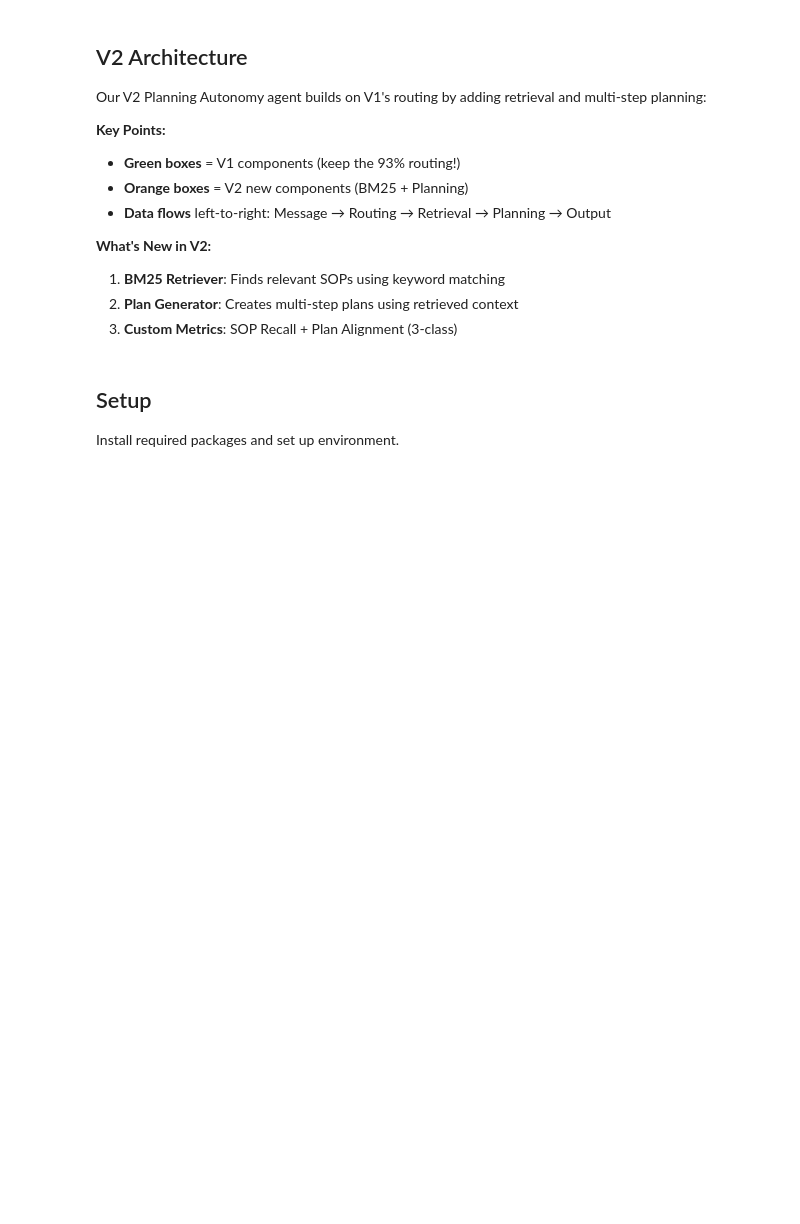
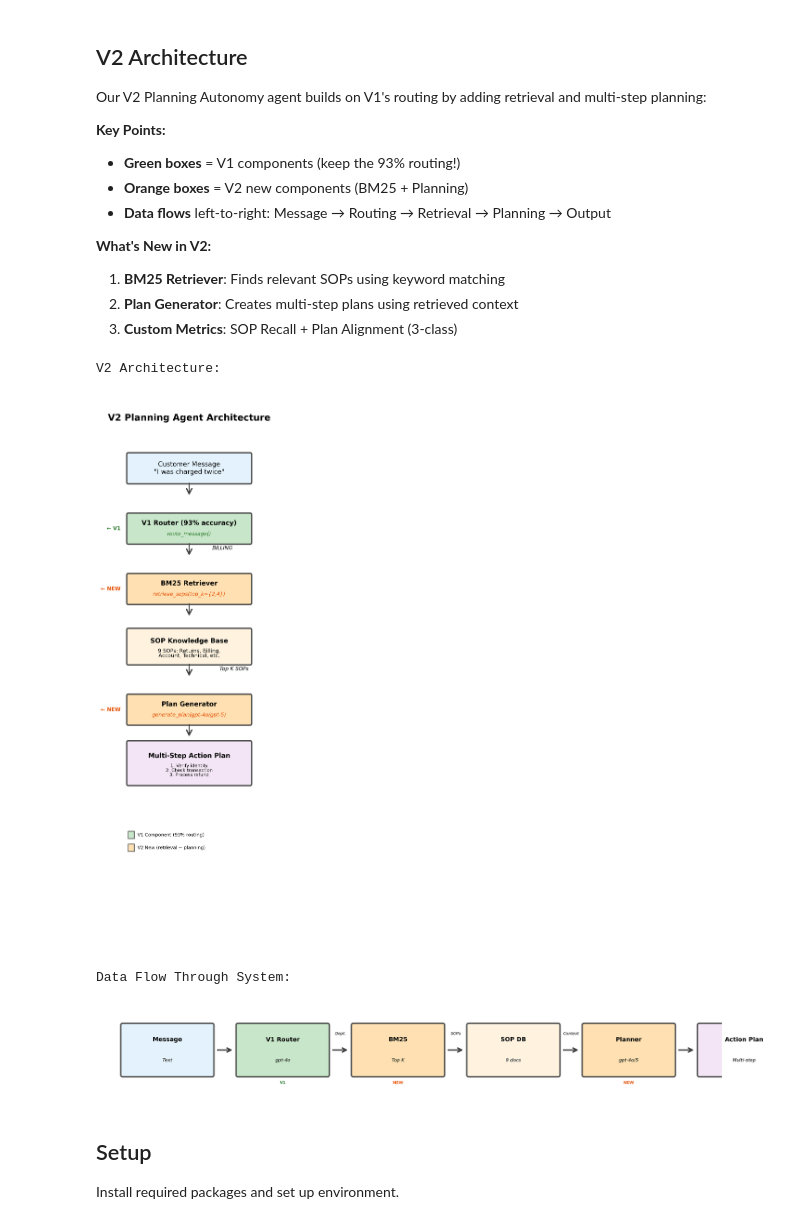
Before and after one commit to bramthebeast/braminator.github.io, a Jupyter notebook: planning_autonomy.ipynb, the cells around one changed output. Drawn from its saved outputs; the diff is of its cells as text; code cells hidden in the pictures; blank space fills up the shorter version.

```diff
--- a/planning_autonomy.ipynb
+++ b/planning_autonomy.ipynb
@@ -117,12 +117,18 @@ Our V2 Planning Autonomy agent builds on V1's routing by adding retrieval and mu
 3. **Custom Metrics**: SOP Recall + Plan Alignment (3-class)
 # %%
 from IPython.display import Image, display
+import os # Import os module to use os.path.join
 
 print("V2 Architecture:")
-display(Image('/content/agentic-ai-build-your-first-agentic-ai-system-4645038/assets/diagrams/v2_architecture.png', width=800))
+display(Image(os.path.join(course_dir, 'assets/diagrams/v2_architecture.png'), width=800))
 
 print("\nData Flow Through System:")
-display(Image('/content/agentic-ai-build-your-first-agentic-ai-system-4645038/assets/diagrams/v2_data_flow.png', width=800))
+display(Image(os.path.join(course_dir, 'assets/diagrams/v2_data_flow.png'), width=800))
+# %% [output]
+V2 Architecture:
+[figure, added]
+Data Flow Through System:
+[figure, added]
 # %% [markdown]
 ## Setup
 
```
Also changed, not shown: parts of 13 cells of this notebook, 28 other files.
